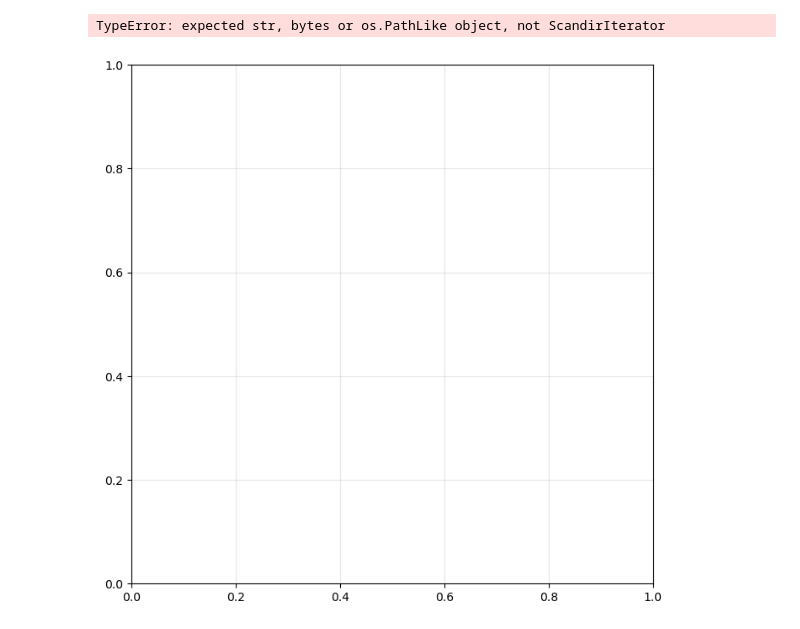
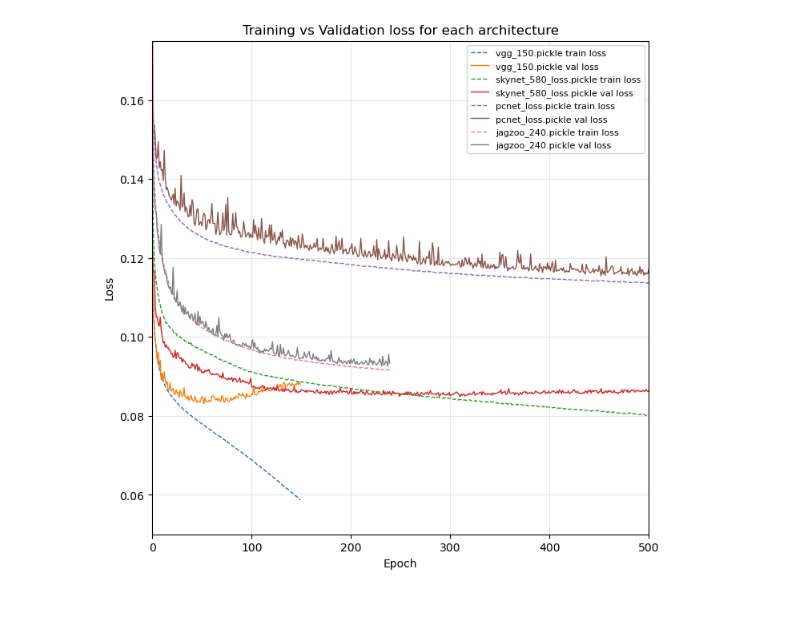
Before and after one commit to margherita-lera/GalaxyClassifier, a Jupyter notebook: cold_shower.ipynb, the cells around one changed output. Cells and saved outputs as stored; diff of their text form; code cells hidden in the pictures.

```diff
--- a/cold_shower.ipynb
+++ b/cold_shower.ipynb
@@ -3,17 +3,3 @@ import matplotlib.pyplot as plt
 import pickle
 import sys
 import os
-# %%
-fig, ax = plt.subplots(figsize=(8, 8))
-ax.grid(alpha=.3)
-
-with open(os.scandir()) as fin:
-    if fin.is_file():
-        for file in fin:
-            losses = pickle.load(file.name)
-            train_score = losses['epoch']
-            val_score = losses['vepoch']
-    else: print('sono una directory, stronzo')
-# %% [output]
-TypeError: expected str, bytes or os.PathLike object, not ScandirIterator
-[figure, removed]
@@ -32,0 +6,23 @@ plt.show()
+# %%
+fig, ax = plt.subplots(figsize=(8, 8))
+ax.grid(alpha=0.3)
+
+path = './non_mapped'
+for file in os.scandir(path):
+    if file.is_file() and file.name.endswith('.pickle'):
+        with open(file.path, 'rb') as f:
+            losses = pickle.load(f)
+            train_score = losses['epoch']
+            val_score = losses['vepoch']
+
+            ax.plot(train_score, lw=1, label=f'{file.name} train loss', ls='--')
+            ax.plot(val_score, lw=1, label=f'{file.name} val loss', ls='-')
+ax.set_xlim(0, 500)
+ax.set_ylim(0.05, 0.175)
+ax.set_title('Training vs Validation loss for each architecture')
+ax.set_xlabel('Epoch')
+ax.set_ylabel('Loss')
+ax.legend(fontsize=8, loc='upper right')
+plt.show()
+# %% [output]
+[figure, added]
```
Also changed, not shown: parts of 1 cell of this notebook.
